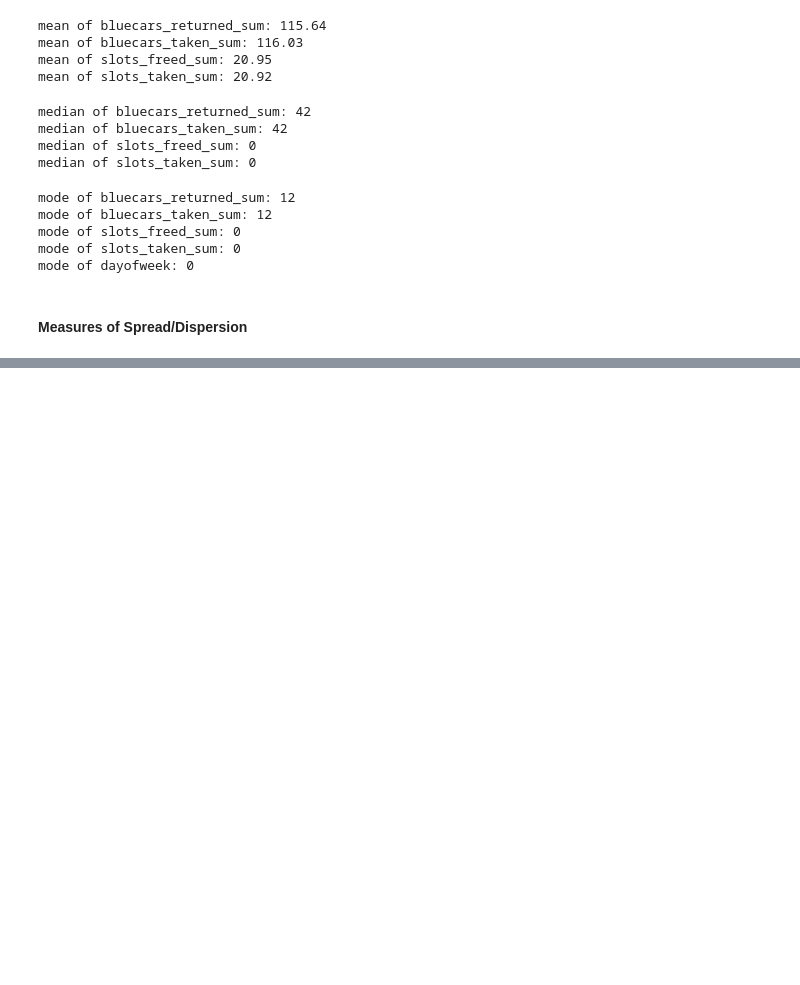
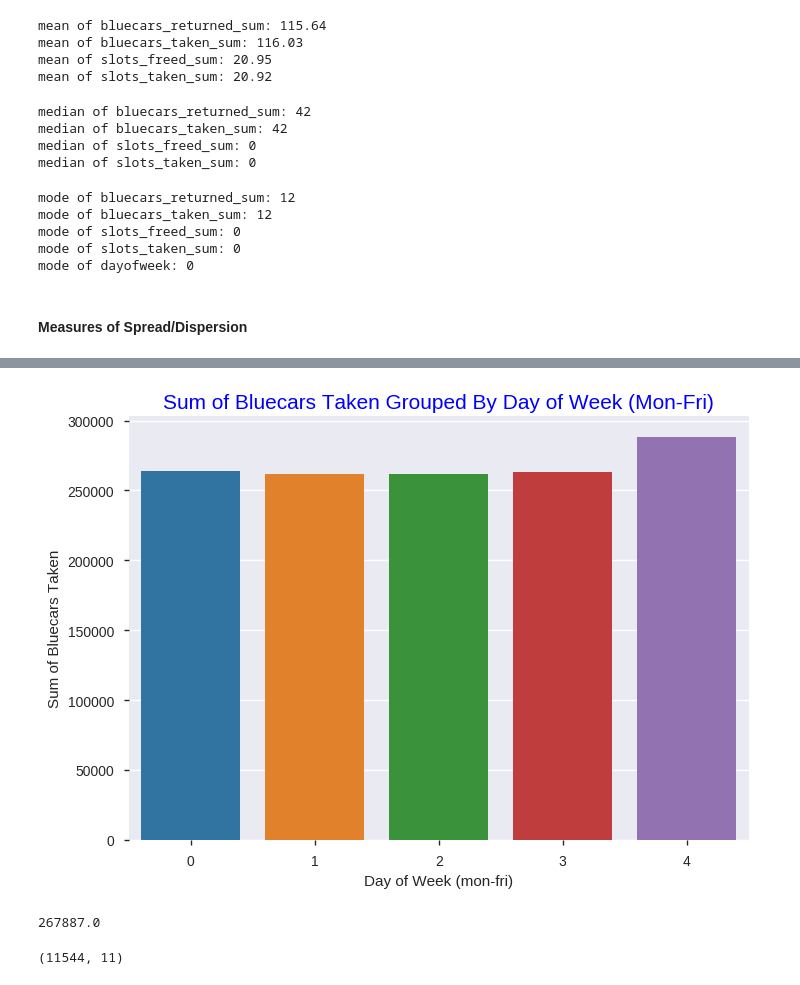
Before and after one commit to booorayan/BluecarsAuto, a Jupyter notebook: Autolib_projecte.ipynb, the cells around one changed output, grey strips where cells are left out. Cells and saved outputs as stored; diff of their text form; code cells hidden in the pictures; blank space fills up the shorter version.

```diff
--- a/Autolib_projecte.ipynb
+++ b/Autolib_projecte.ipynb
@@ -408,0 +553,26 @@ mode of dayofweek: 0
+# %%
+au = autob.groupby(autob['dayofweek'])[['bluecars_taken_sum']].sum()
+
+# plotting a bar graph of Sum of bluecars taken vs Day of Week
+sns.barplot(x=au.index, y=au.bluecars_taken_sum)
+plt.ylabel('Sum of Bluecars Taken')
+plt.xlabel('Day of Week (mon-fri)')
+plt.title('Sum of Bluecars Taken Grouped By Day of Week (Mon-Fri)', fontsize=15, color='blue')
+plt.show()
+
+# total sum of bluecars taken is relatively similar between Monday(0) and Thursday(3)
+# Friday recorded the highest total number of bluecars taken
+# %% [output]
+[figure, added]
+# %%
+# population mean of sum of bluecars taken
+popmean = au.bluecars_taken_sum.mean()
+popmean
+# %% [output]
+267887.0
+# %%
+autob.shape
+
+# population has 11,544 rows and 11 columns
+# %% [output]
+(11544, 11)
```
Also changed, not shown: parts of 48 cells of this notebook.
